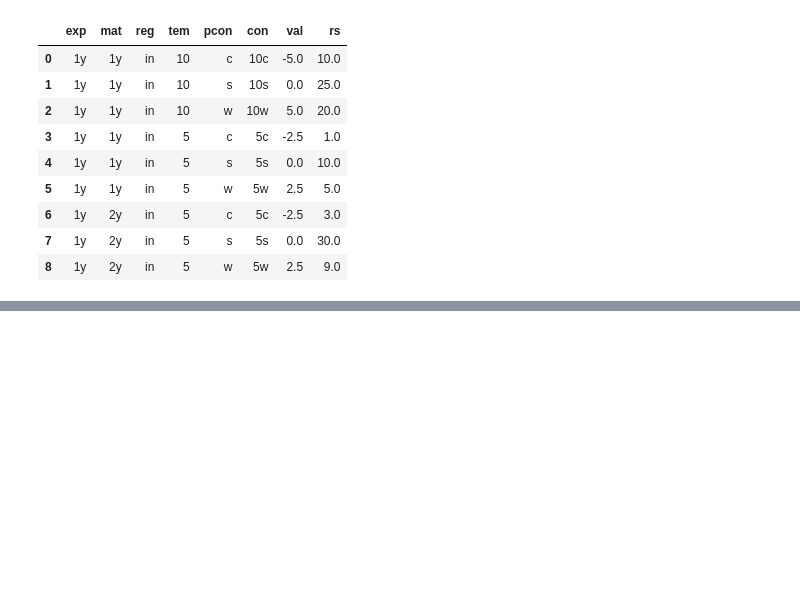
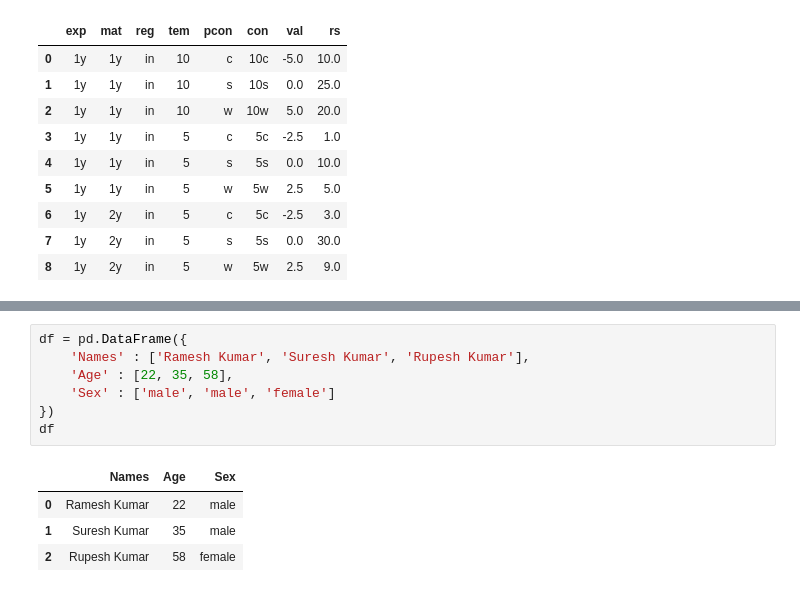
Before and after one commit to UtsavParashar/PythonProblems, a Jupyter notebook: Pandas 1.0 Cookbook.ipynb, the cells around one changed output, grey strips where cells are left out. Drawn from its saved outputs; the diff is of its cells as text; blank space fills up the shorter version.

```diff
--- a/Pandas 1.0 Cookbook.ipynb
+++ b/Pandas 1.0 Cookbook.ipynb
@@ -1810,0 +1820,12 @@ tmp
+# %%
+df = pd.DataFrame({
+    'Names' : ['Ramesh Kumar', 'Suresh Kumar', 'Rupesh Kumar'],
+    'Age' : [22, 35, 58],
+    'Sex' : ['male', 'male', 'female']
+})
+df
+# %% [output]
+|  | Names | Age | Sex |
+| 0 | Ramesh Kumar | 22 | male |
+| 1 | Suresh Kumar | 35 | male |
+| 2 | Rupesh Kumar | 58 | female |
```
Also changed, not shown: parts of 8 cells of this notebook, 4 other files.
